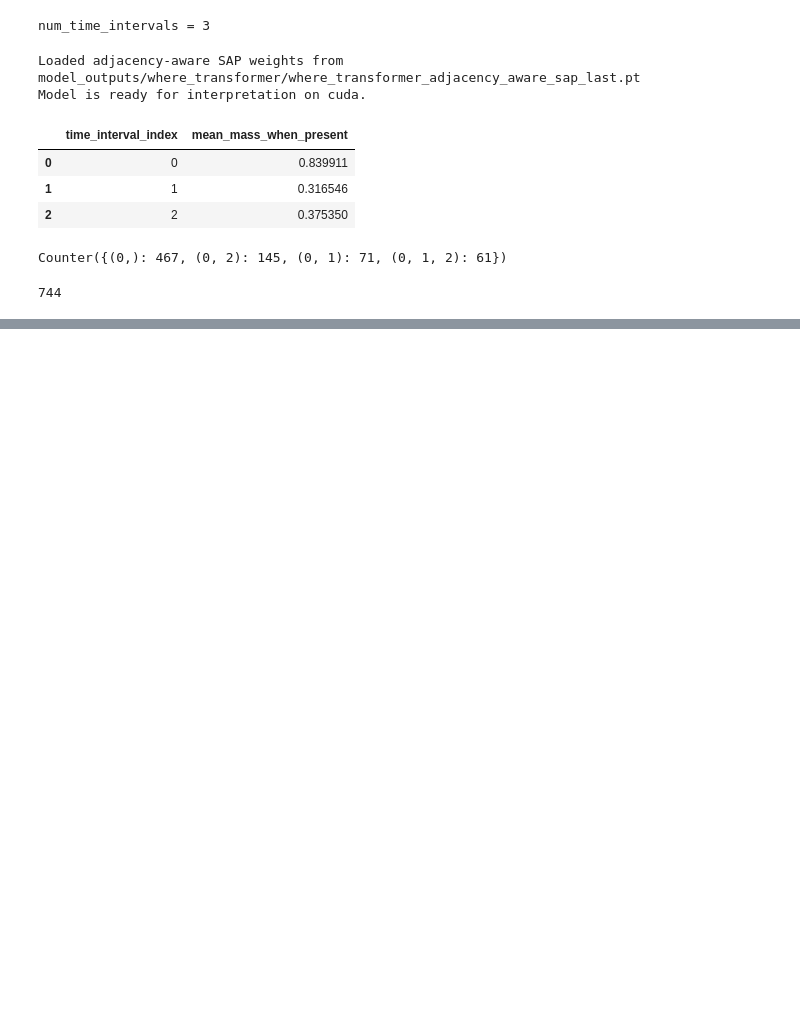
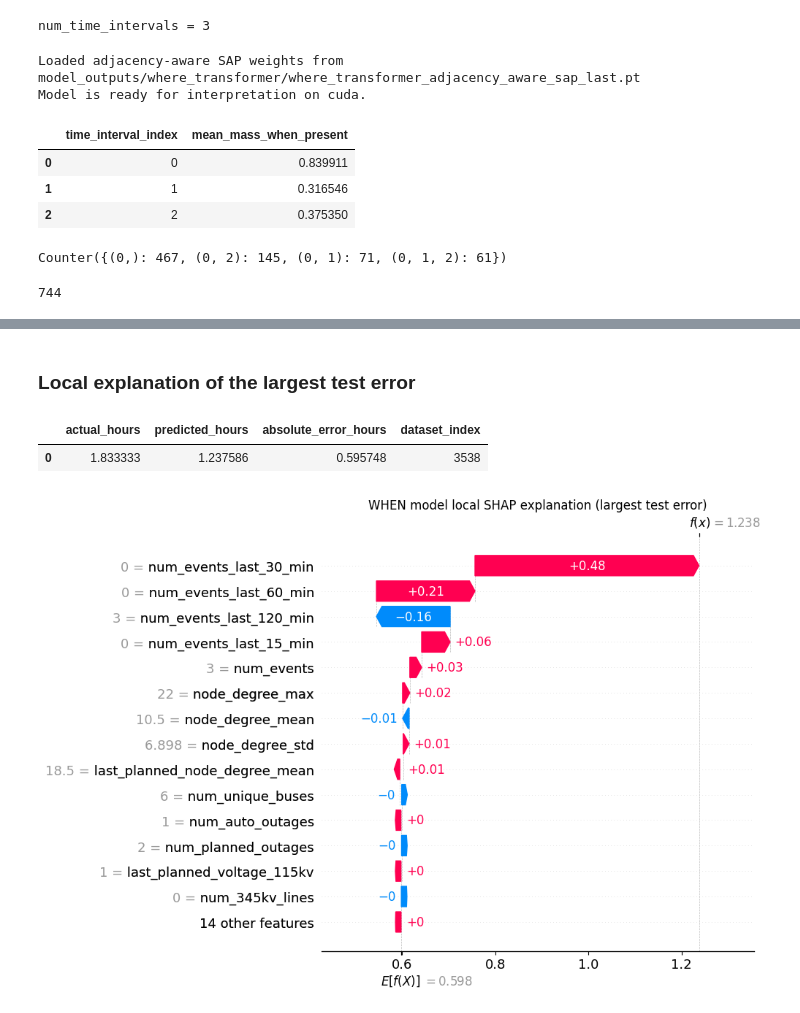
Before and after one commit to mohamad-hasan-sohan-ajini/predictive-maintenance, a Jupyter notebook: src/interpretability.ipynb, the cells around one changed output, grey strips where cells are left out. Cells and saved outputs as stored; diff of their text form; code cells hidden in the pictures; blank space fills up the shorter version.

```diff
--- a/src/interpretability.ipynb
+++ b/src/interpretability.ipynb
@@ -495,0 +777,45 @@ display(
+# %% [markdown]
+### Local explanation of the largest test error
+# %%
+when_test_predictions = when_model.predict(when_X_test)
+when_test_absolute_errors = np.abs(when_y_test.to_numpy() - when_test_predictions)
+when_local_position = int(np.argmax(when_test_absolute_errors))
+when_X_local = when_X_test.iloc[[when_local_position]]
+when_local_shap_seconds = when_shap_explainer(when_X_local)
+when_local_shap_hours = shap.Explanation(
+    values=when_local_shap_seconds.values / SECONDS_PER_HOUR,
+    base_values=when_local_shap_seconds.base_values / SECONDS_PER_HOUR,
+    data=when_local_shap_seconds.data,
+    feature_names=when_local_shap_seconds.feature_names,
+)
+
+when_local_summary = pd.DataFrame(
+    {
+        "actual_hours": [when_y_test.iloc[when_local_position] / SECONDS_PER_HOUR],
+        "predicted_hours": [
+            when_test_predictions[when_local_position] / SECONDS_PER_HOUR
+        ],
+        "absolute_error_hours": [
+            when_test_absolute_errors[when_local_position] / SECONDS_PER_HOUR
+        ],
+        "dataset_index": [when_X_local.index[0]],
+    }
+)
+display(when_local_summary)
+
+plt.figure(figsize=(10, 7))
+shap.plots.waterfall(when_local_shap_hours[0], max_display=15, show=False)
+waterfall_figure = plt.gcf()
+waterfall_figure.set_size_inches(10, 7)
+plt.title("WHEN model local SHAP explanation (largest test error)")
+waterfall_figure.tight_layout()
+waterfall_figure.savefig(
+    WHEN_INTERPRETABILITY_OUTPUT_DIR / "shap_waterfall_largest_error.pdf",
+    dpi=300,
+    bbox_inches="tight",
+)
+plt.show()
+# %% [output]
+|  | actual_hours | predicted_hours | absolute_error_hours | dataset_index |
+| 0 | 1.833333 | 1.237586 | 0.595748 | 3538 |
+[figure, added]
```
Also changed, not shown: parts of 10 cells of this notebook.
